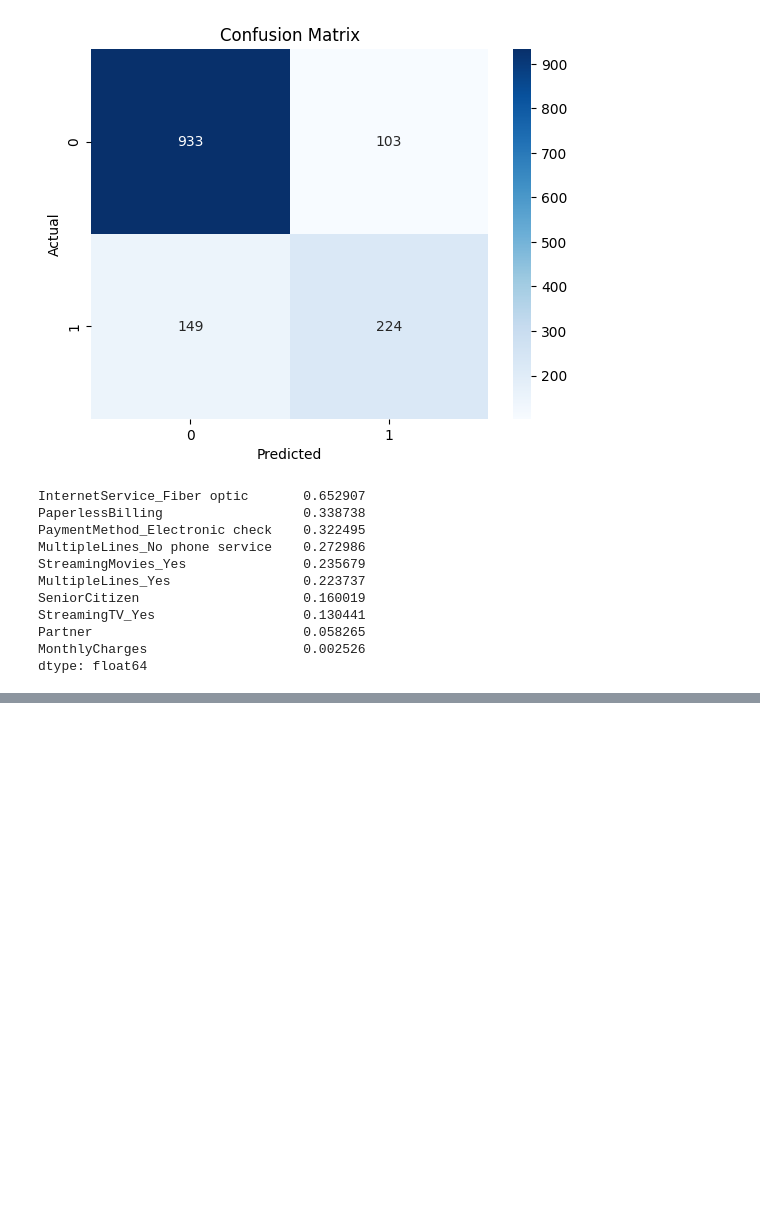
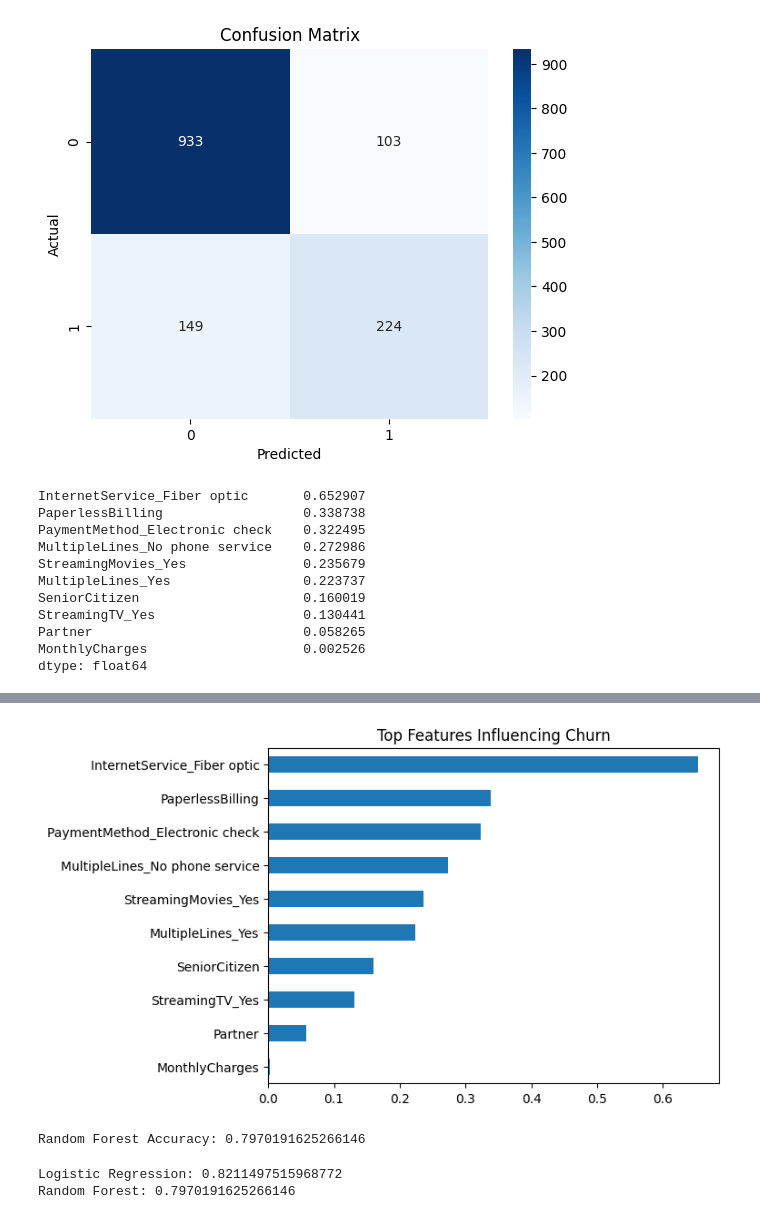
Before and after one commit to violettapalto/customer-churn-analytics-project, a Jupyter notebook: notebooks/04_modeling.ipynb, the cells around one changed output, grey strips where cells are left out. Cells and saved outputs as stored; diff of their text form; code cells hidden in the pictures; blank space fills up the shorter version.

Commit message:
Complete churn prediction modeling and add final insights

```diff
--- a/notebooks/04_modeling.ipynb
+++ b/notebooks/04_modeling.ipynb
@@ -113,0 +115,18 @@ models
+# %%
+from sklearn.model_selection import train_test_split
+
+X = df.drop("Churn", axis=1)
+y = df["Churn"]
+
+X_train, X_test, y_train, y_test = train_test_split(
+    X,
+    y,
+    test_size=0.2,
+    random_state=42
+)
+# %%
+from sklearn.linear_model import LogisticRegression
+
+model = LogisticRegression(max_iter=1000)
+
+model.fit(X_train, y_train)
@@ -113,0 +156,4 @@ models
+# %%
+importance = pd.Series(model.coef_[0], index=X.columns)
+
+importance.sort_values(ascending=False).head(10)
@@ -113,0 +172,8 @@ models
+# %%
+importance.sort_values().tail(10).plot(kind="barh")
+
+plt.title("Top Features Influencing Churn")
+
+plt.show()
+# %% [output]
+[figure, added]
@@ -113,0 +188,12 @@ models
+# %%
+from sklearn.metrics import accuracy_score
+
+print("Random Forest Accuracy:", accuracy_score(y_test, rf_pred))
+# %% [output]
+Random Forest Accuracy: 0.7970191625266146
+# %%
+print("Logistic Regression:", accuracy_score(y_test, y_pred))
+print("Random Forest:", accuracy_score(y_test, rf_pred))
+# %% [output]
+Logistic Regression: 0.8211497515968772
+Random Forest: 0.7970191625266146
```
Also changed, not shown: parts of 7 cells of this notebook, 1 other file.
